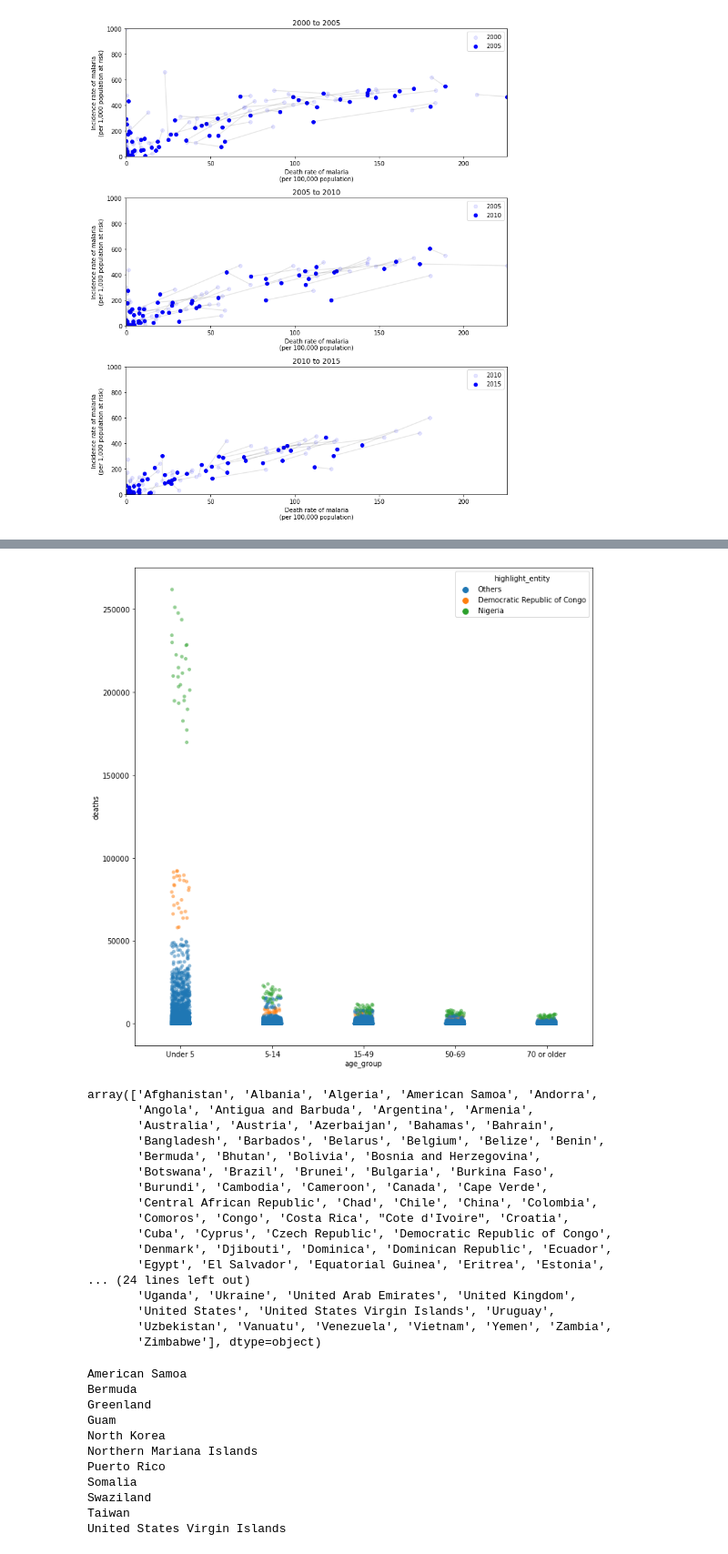
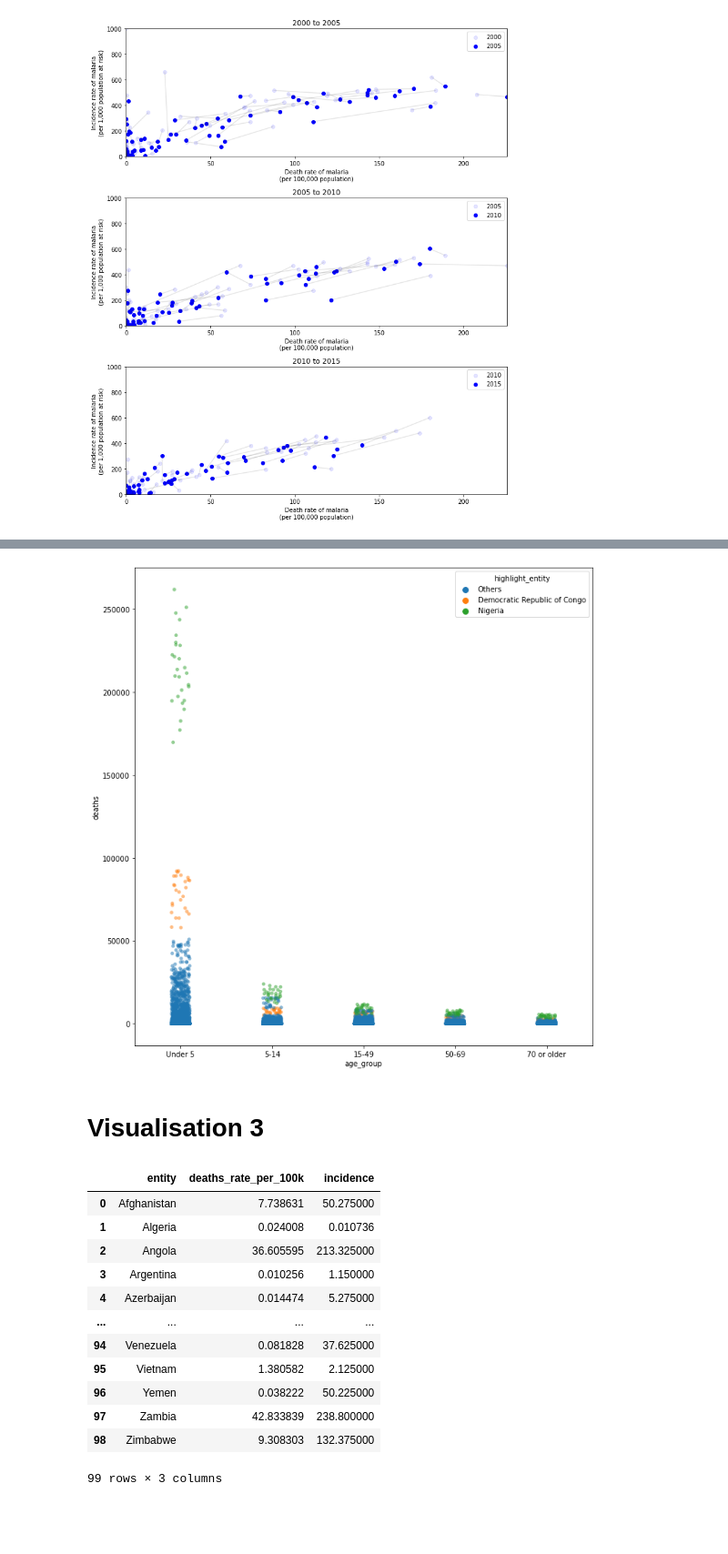
Before and after one commit to simonchuth/sgh_assessment, a Jupyter notebook: malaria_notebook.ipynb, the cells around one changed output, grey strips where cells are left out. Shown at 91% size. Cells and saved outputs as stored; diff of their text form; code cells hidden in the pictures; blank space fills up the shorter version.

```diff
--- a/malaria_notebook.ipynb
+++ b/malaria_notebook.ipynb
@@ -375,29 +376,11 @@ age_grp_order =['Under 5', '5-14', '15-49', '50-69', '70 or older']
 # %%
 result_df_2['highlight_entity'] = result_df_2['entity'].apply(lambda x: x if (x=='Nigeria') or (x=='Democratic Republic of Congo') else 'Others')
 # %%
+age_grp_order =['Under 5', '5-14', '15-49', '50-69', '70 or older']
+
 plt.figure(figsize=(10, 10))
 sns.stripplot(x='age_group', y='deaths', hue='highlight_entity', data=result_df_2, order=age_grp_order, alpha=0.5)
 plt.tight_layout()
 plt.show()
 # %% [output]
-[figure, old version]
+[figure, new version]
-# %%
-result_df_2.entity.unique()
-# %% [output]
-array(['Afghanistan', 'Albania', 'Algeria', 'American Samoa', 'Andorra',
-       'Angola', 'Antigua and Barbuda', 'Argentina', 'Armenia',
-       'Australia', 'Austria', 'Azerbaijan', 'Bahamas', 'Bahrain',
-       'Bangladesh', 'Barbados', 'Belarus', 'Belgium', 'Belize', 'Benin',
-       'Bermuda', 'Bhutan', 'Bolivia', 'Bosnia and Herzegovina',
-       'Botswana', 'Brazil', 'Brunei', 'Bulgaria', 'Burkina Faso',
-       'Burundi', 'Cambodia', 'Cameroon', 'Canada', 'Cape Verde',
-       'Central African Republic', 'Chad', 'Chile', 'China', 'Colombia',
-       'Comoros', 'Congo', 'Costa Rica', "Cote d'Ivoire", 'Croatia',
-       'Cuba', 'Cyprus', 'Czech Republic', 'Democratic Republic of Congo',
-       'Denmark', 'Djibouti', 'Dominica', 'Dominican Republic', 'Ecuador',
-       'Egypt', 'El Salvador', 'Equatorial Guinea', 'Eritrea', 'Estonia',
-... (24 lines left out)
-       'Uganda', 'Ukraine', 'United Arab Emirates', 'United Kingdom',
-       'United States', 'United States Virgin Islands', 'Uruguay',
-       'Uzbekistan', 'Vanuatu', 'Venezuela', 'Vietnam', 'Yemen', 'Zambia',
-       'Zimbabwe'], dtype=object)
@@ -408,16 +387,27 @@ hdi_country = hdi.country.values.tolist()
-# %%
-for country in result_df_2.entity.unique():
-    if country not in hdi_country:
-        print(country)
-# %% [output]
-American Samoa
-Bermuda
-Greenland
-Guam
-North Korea
-Northern Mariana Islands
-Puerto Rico
-Somalia
-Swaziland
-Taiwan
-United States Virgin Islands
+# %% [markdown]
+# Visualisation 3
+# %%
+result_df_3 = sql_to_pandas('SELECT malaria_deaths.entity, AVG(malaria_deaths.deaths_rate_per_100k) as deaths_rate_per_100k, AVG(malaria_inc.incidence) as incidence \
+                             FROM malaria_deaths \
+                             INNER JOIN malaria_inc \
+                             ON malaria_deaths.entity = malaria_inc.entity \
+                             AND malaria_deaths.year = malaria_inc.year \
+                             WHERE \
+                             malaria_deaths.code IS NOT NULL \
+                             AND malaria_deaths.entity!="World" \
+                             GROUP BY malaria_deaths.entity')
+result_df_3
+# %% [output]
+|  | entity | deaths_rate_per_100k | incidence |
+| 0 | Afghanistan | 7.738631 | 50.275000 |
+| 1 | Algeria | 0.024008 | 0.010736 |
+| 2 | Angola | 36.605595 | 213.325000 |
+| 3 | Argentina | 0.010256 | 1.150000 |
+| 4 | Azerbaijan | 0.014474 | 5.275000 |
+| ... | ... | ... | ... |
+| 94 | Venezuela | 0.081828 | 37.625000 |
+| 95 | Vietnam | 1.380582 | 2.125000 |
+| 96 | Yemen | 0.038222 | 50.225000 |
+| 97 | Zambia | 42.833839 | 238.800000 |
+| 98 | Zimbabwe | 9.308303 | 132.375000 |
+99 rows × 3 columns
```
Also changed, not shown: parts of 9 cells of this notebook.
